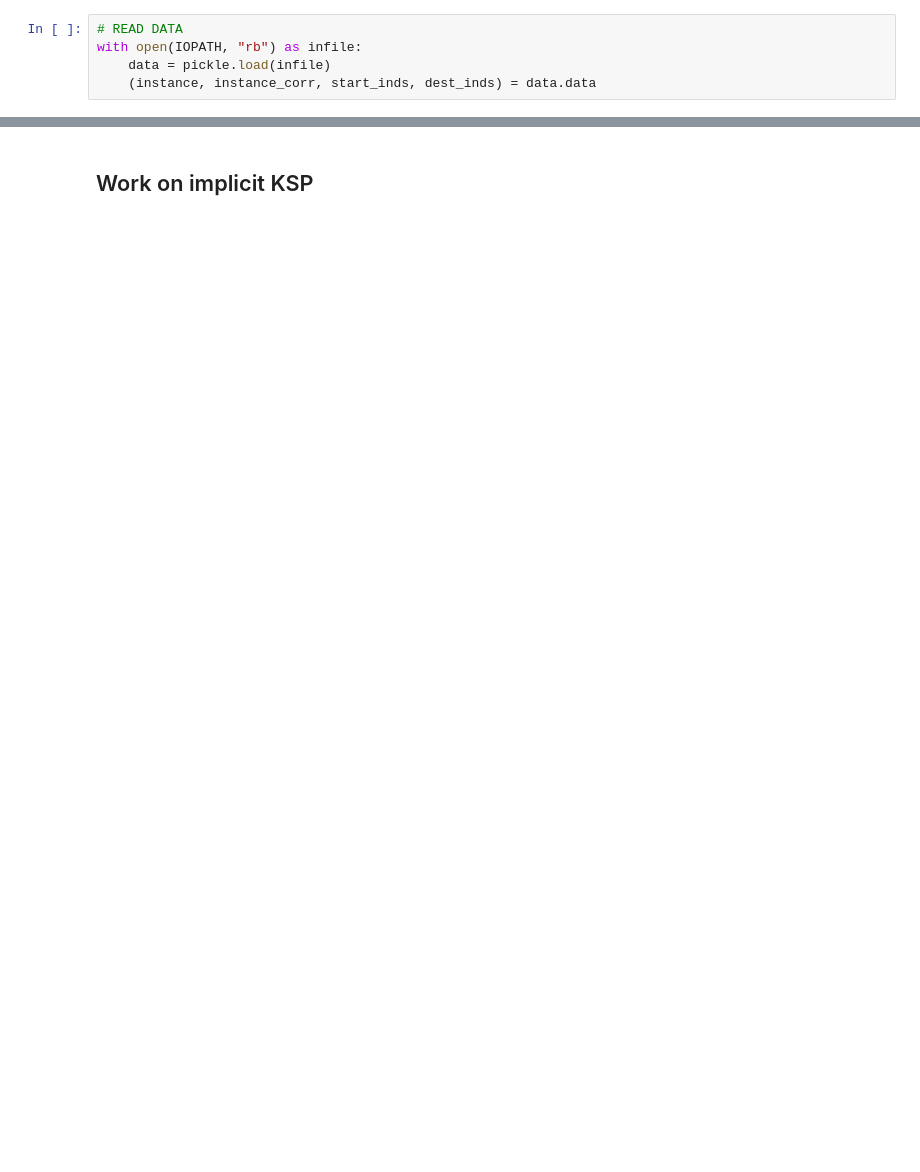
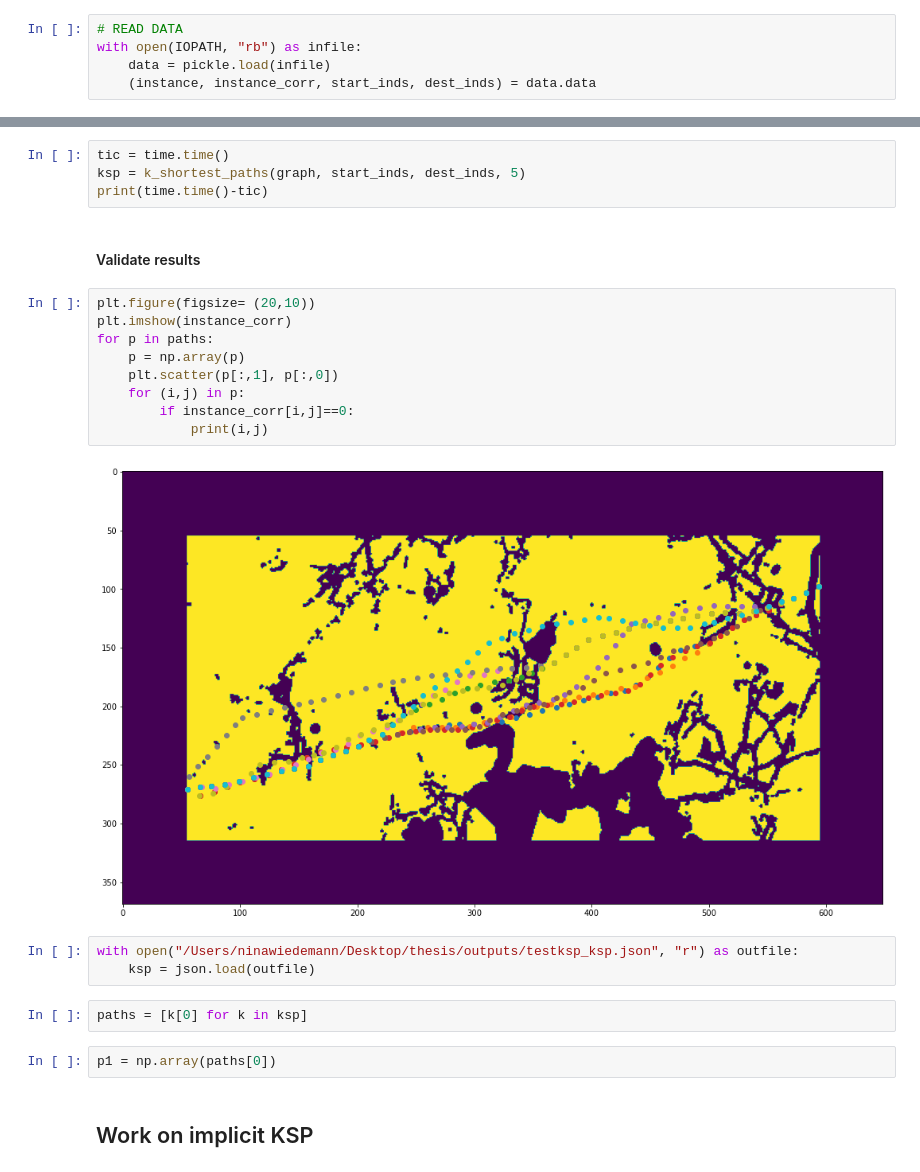
Before and after one commit to NinaWie/PowerPlanner, a Jupyter notebook: notebooks/KSP theory.ipynb, the cells around one changed output, grey strips where cells are left out. Drawn from its saved outputs; the diff is of its cells as text; blank space fills up the shorter version.

```diff
--- a/notebooks/KSP theory.ipynb
+++ b/notebooks/KSP theory.ipynb
@@ -107,3 +172,27 @@ time shortest_path_tree: 0.286
+# %%
+tic = time.time()
+ksp = k_shortest_paths(graph, start_inds, dest_inds, 5)
+print(time.time()-tic)
+# %% [markdown]
+#### Validate results
+# %%
+plt.figure(figsize= (20,10))
+plt.imshow(instance_corr)
+for p in paths:
+    p = np.array(p)
+    plt.scatter(p[:,1], p[:,0])
+    for (i,j) in p:
+        if instance_corr[i,j]==0:
+            print(i,j)
+# %% [output]
+[figure, added]
+# %%
+with open("/Users/ninawiedemann/Desktop/thesis/outputs/testksp_ksp.json", "r") as outfile:
+    ksp = json.load(outfile)
+# %%
+paths = [k[0] for k in ksp]
+# %%
+p1 = np.array(paths[0])
 # %% [markdown]
 ## Work on implicit KSP
 # %%
```
Also changed, not shown: parts of 10 cells of this notebook, 5 other files.
